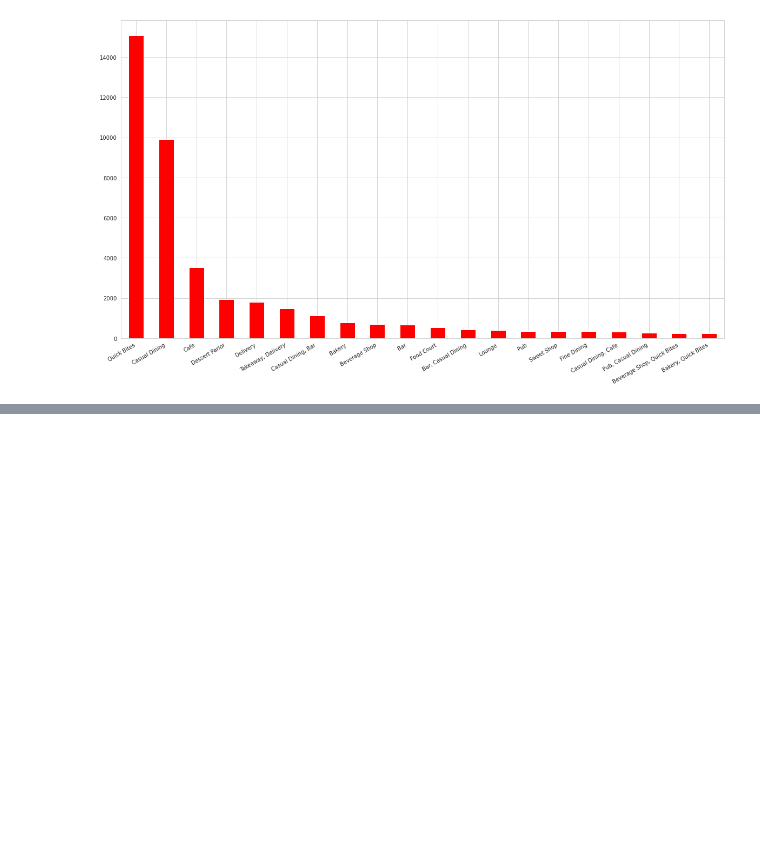
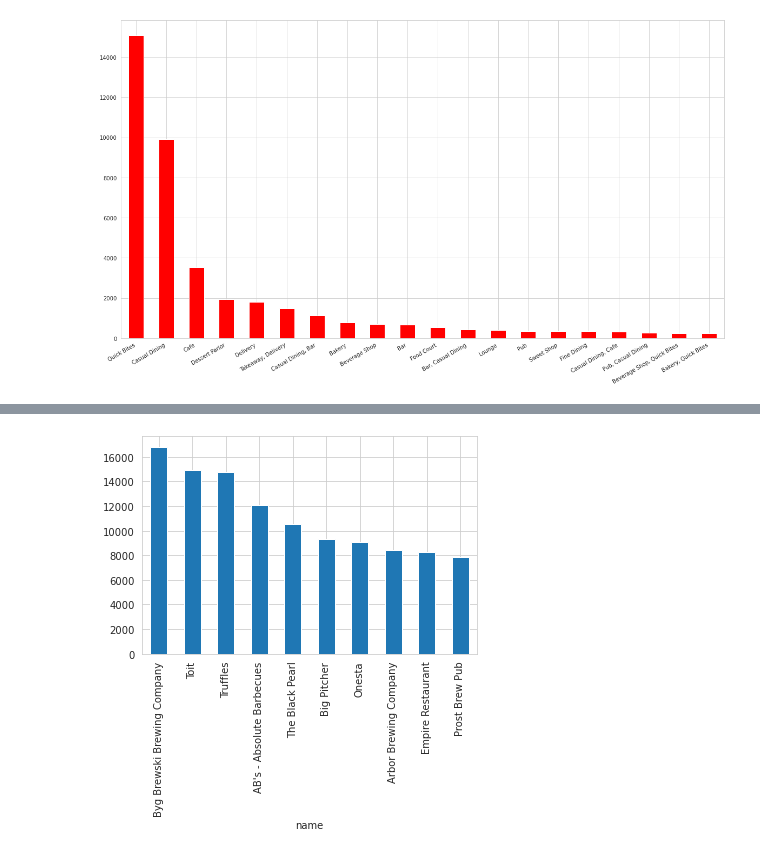
Before and after one commit to Data-Analysis-Projects-Udemy/Project-3-Geospatial-Analysis-Project, a Jupyter notebook: Zomato_EDA.ipynb, the cells around one changed output, grey strips where cells are left out. Drawn from its saved outputs; the diff is of its cells as text; code cells hidden in the pictures; blank space fills up the shorter version.

```diff
--- a/Zomato_EDA.ipynb
+++ b/Zomato_EDA.ipynb
@@ -227,0 +244,5 @@ plt.savefig("./images/rest_type.png")
+# %%
+df.groupby('name')['votes'].max().nlargest(10).plot.bar()
+plt.savefig("./images/votes.png")
+# %% [output]
+[figure, added]
```
Also changed, not shown: parts of 6 cells of this notebook, 5 other files.
